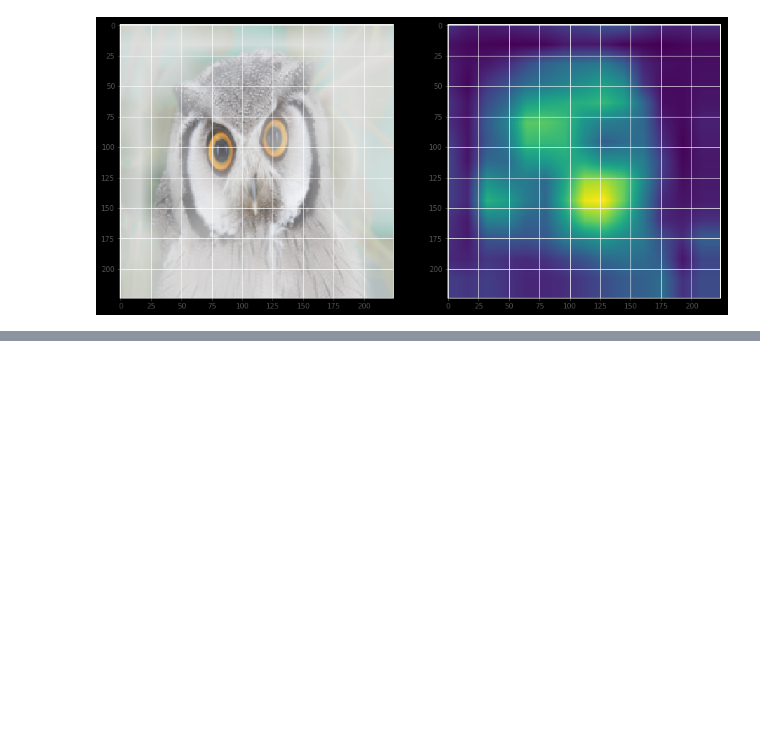
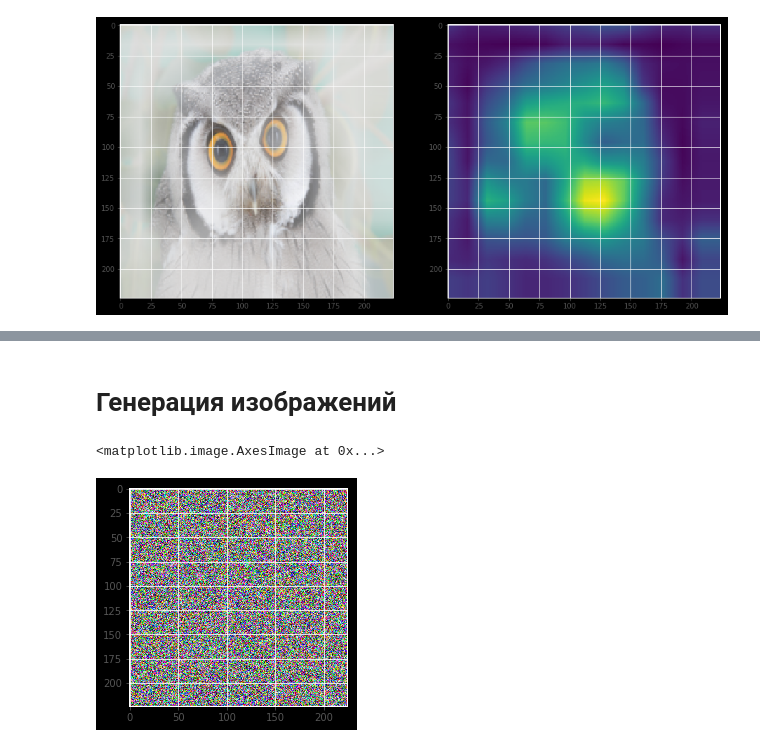
Before and after one commit to MulixBF/seminar-01-08-2017, a Jupyter notebook: 3. Визуализация работы сети.ipynb, the cells around one changed output, grey strips where cells are left out. Saved outputs shown, nothing was run; the diff lists cells and outputs as text; code cells hidden in the pictures; blank space fills up the shorter version.

```diff
--- a/3. Визуализация работы сети.ipynb
+++ b/3. Визуализация работы сети.ipynb
@@ -191,0 +237,2 @@ ax[1].imshow(full_activation_map)
+# %% [markdown]
+# Генерация изображений
@@ -191,0 +247,6 @@ ax[1].imshow(full_activation_map)
+# %%
+random_image = np.random.rand(224, 224, 3)
+plt.imshow(random_image)
+# %% [output]
+<matplotlib.image.AxesImage at 0x...>
+[figure, added]
```
Also changed, not shown: parts of 21 cells of this notebook, 12 other files.
